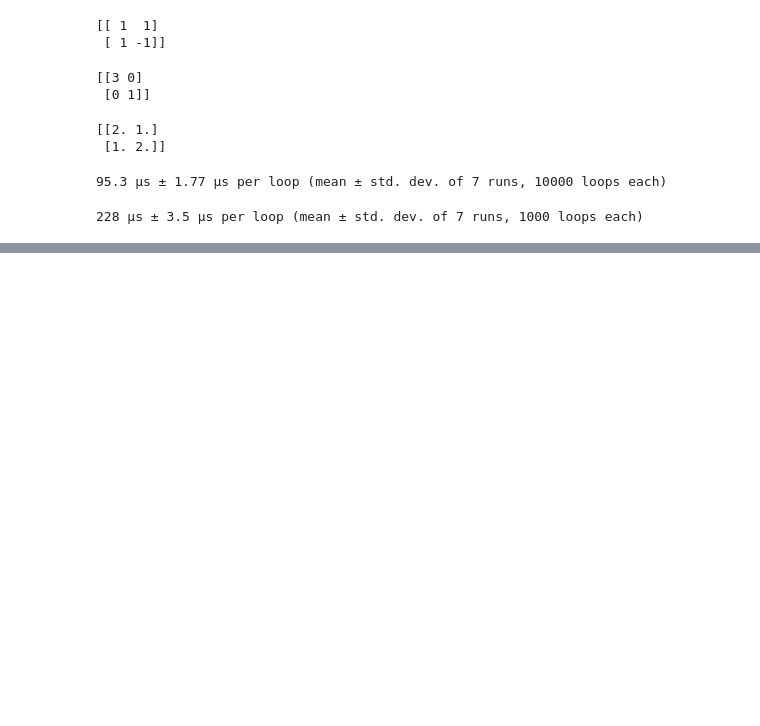
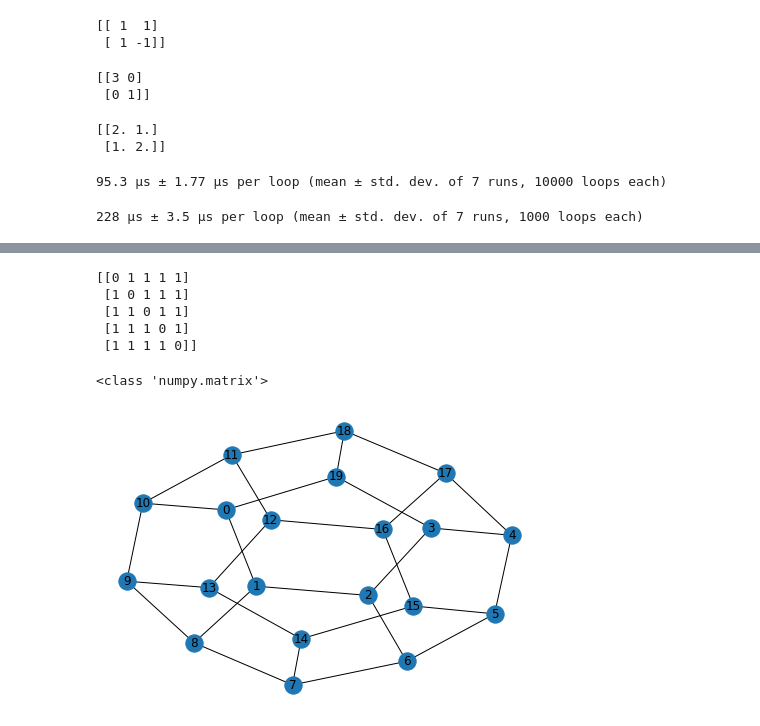
Before and after one commit to vinybrasil/teoria_matematica, a Jupyter notebook: algebra_linear/linear_algebra_basics.ipynb, the cells around one changed output, grey strips where cells are left out. Drawn from its saved outputs; the diff is of its cells as text; code cells hidden in the pictures; blank space fills up the shorter version.

```diff
--- a/algebra_linear/linear_algebra_basics.ipynb
+++ b/algebra_linear/linear_algebra_basics.ipynb
@@ -225,0 +237,18 @@ for _ in range(1,k):
+# %%
+A = nx.adjacency_matrix(F).todense() #transforma em matrix
+print(A)
+# %% [output]
+[[0 1 1 1 1]
+ [1 0 1 1 1]
+ [1 1 0 1 1]
+ [1 1 1 0 1]
+ [1 1 1 1 0]]
+# %%
+print(type(A))
+# %% [output]
+<class 'numpy.matrix'>
+# %%
+G = nx.dodecahedral_graph()
+nx.draw(G, with_labels=True)
+# %% [output]
+[figure, added]
```
Also changed, not shown: parts of 16 cells of this notebook.
